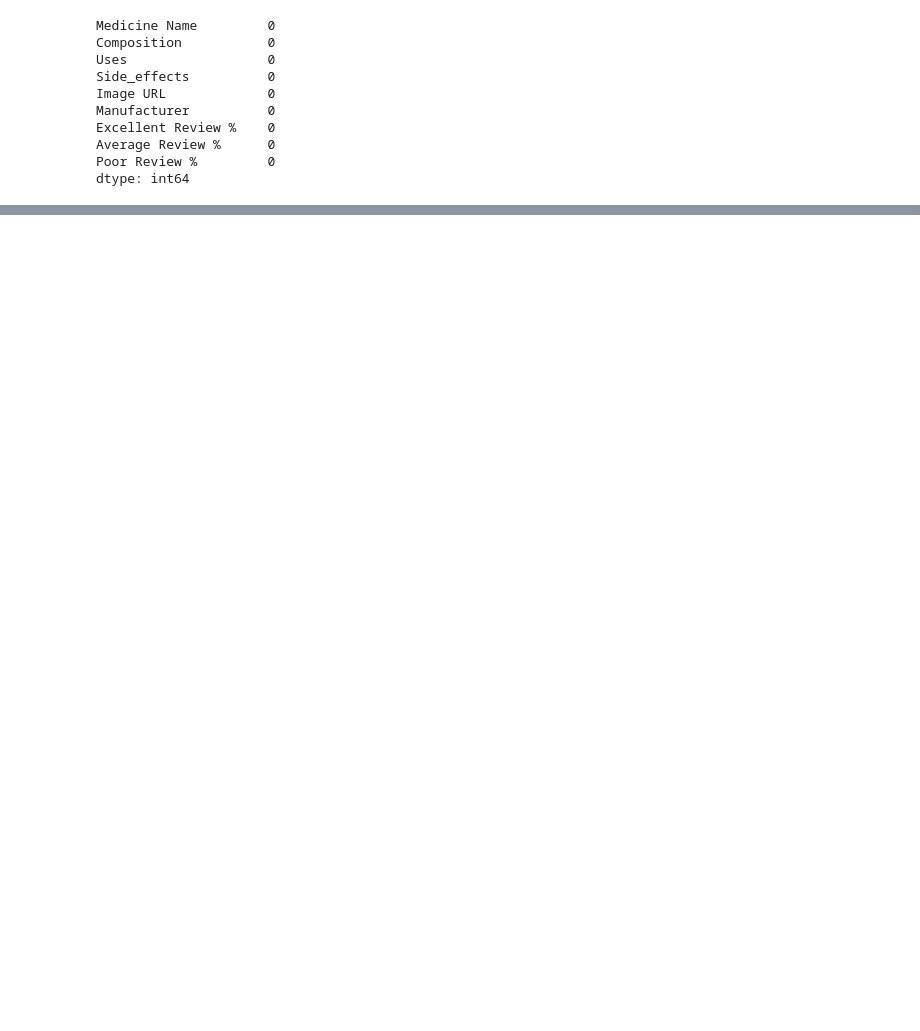
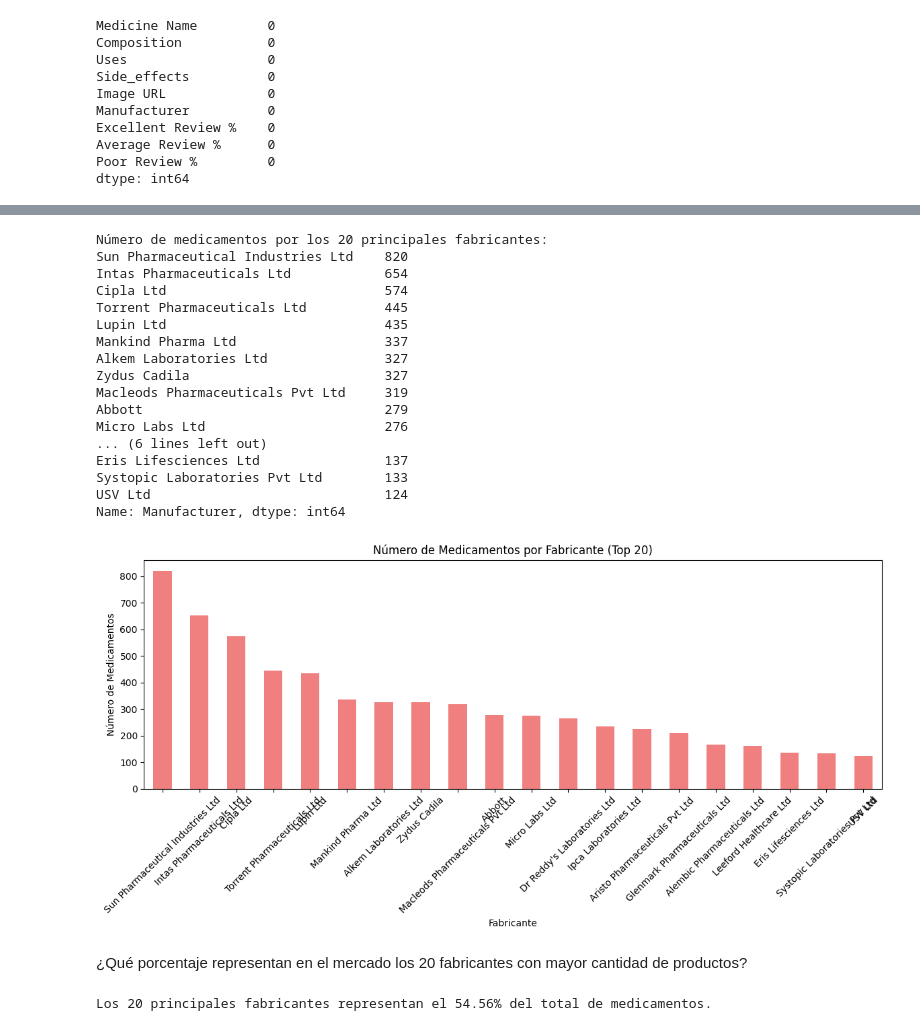
Before and after one commit to Blackie279/11000_Medicamentos, a Jupyter notebook: eda.ipynb, the cells around one changed output, grey strips where cells are left out. Drawn from its saved outputs; the diff is of its cells as text; code cells hidden in the pictures; blank space fills up the shorter version.

```diff
--- a/eda.ipynb
+++ b/eda.ipynb
@@ -50,5 +35,0 @@ Name: Manufacturer, Length: 759, dtype: int64
-# %%
-# Convertir columnas de porcentaje a tipo float
-df['Excellent Review %'] = df['Excellent Review %'].astype(float)
-df['Average Review %'] = df['Average Review %'].astype(float)
-df['Poor Review %'] = df['Poor Review %'].astype(float)
@@ -68,0 +40,4 @@ max            100.000000         88.000000     100.000000
+# %%
+# Mostrar el conteo de medicamentos por fabricante
+medicamentos_por_fabricante = df["Manufacturer"].value_counts()
+print("CONTEO DE MEDICAMENTOS POR FABRICANTE:\n", medicamentos_por_fabricante)
@@ -68,0 +58,55 @@ max            100.000000         88.000000     100.000000
+# %%
+# Ordenar fabricantes por número de medicamentos
+medicamentos_ordenados = medicamentos_por_fabricante.sort_values(ascending=False)
+
+# Tomar los 20 principales fabricantes
+top_20_fabricantes = medicamentos_ordenados.head(20)
+
+# Mostrar el resultado
+print("Número de medicamentos por los 20 principales fabricantes:")
+print(top_20_fabricantes)
+
+# Graficar solo los 20 principales fabricantes
+plt.figure(figsize=(12, 6))
+top_20_fabricantes.plot(kind='bar', color='lightcoral')
+plt.title('Número de Medicamentos por Fabricante (Top 20)')
+plt.xlabel('Fabricante')
+plt.ylabel('Número de Medicamentos')
+plt.xticks(rotation=45)
+plt.tight_layout()
+plt.show()
+# %% [output]
+Número de medicamentos por los 20 principales fabricantes:
+Sun Pharmaceutical Industries Ltd    820
+Intas Pharmaceuticals Ltd            654
+Cipla Ltd                            574
+Torrent Pharmaceuticals Ltd          445
+Lupin Ltd                            435
+Mankind Pharma Ltd                   337
+Alkem Laboratories Ltd               327
+Zydus Cadila                         327
+Macleods Pharmaceuticals Pvt Ltd     319
+Abbott                               279
+Micro Labs Ltd                       276
+... (6 lines left out)
+Eris Lifesciences Ltd                137
+Systopic Laboratories Pvt Ltd        133
+USV Ltd                              124
+Name: Manufacturer, dtype: int64
+[figure, added]
+# %% [markdown]
+¿Qué porcentaje representan en el mercado los 20 fabricantes con mayor cantidad de productos?
+# %%
+# Sumar el número de medicamentos de los 20 principales fabricantes
+total_top_20 = top_20_fabricantes.sum()
+
+# Sumar el total de medicamentos del dataset
+total_medicamentos = medicamentos_por_fabricante.sum()
+
+# Calcular el porcentaje que representan los 20 principales fabricantes
+porcentaje_top_20 = (total_top_20 / total_medicamentos) * 100
+
+# Mostrar el resultado
+print(f"Los 20 principales fabricantes representan el {porcentaje_top_20:.2f}% del total de medicamentos.")
+# %% [output]
+Los 20 principales fabricantes representan el 54.56% del total de medicamentos.
```
Also changed, not shown: parts of 13 cells of this notebook.
